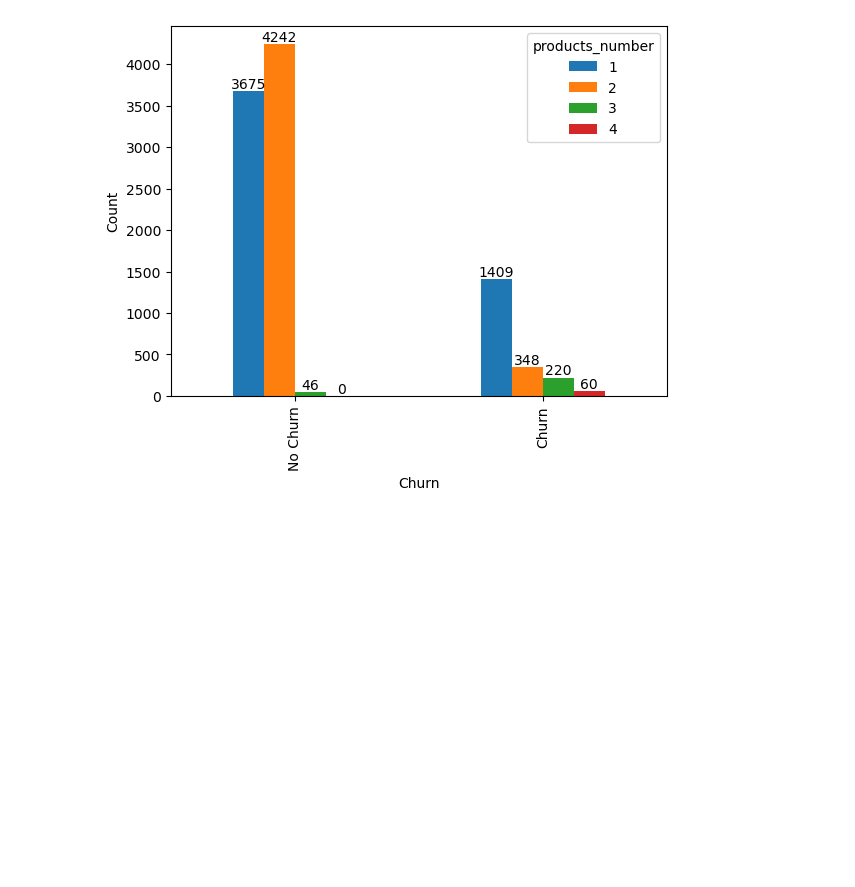
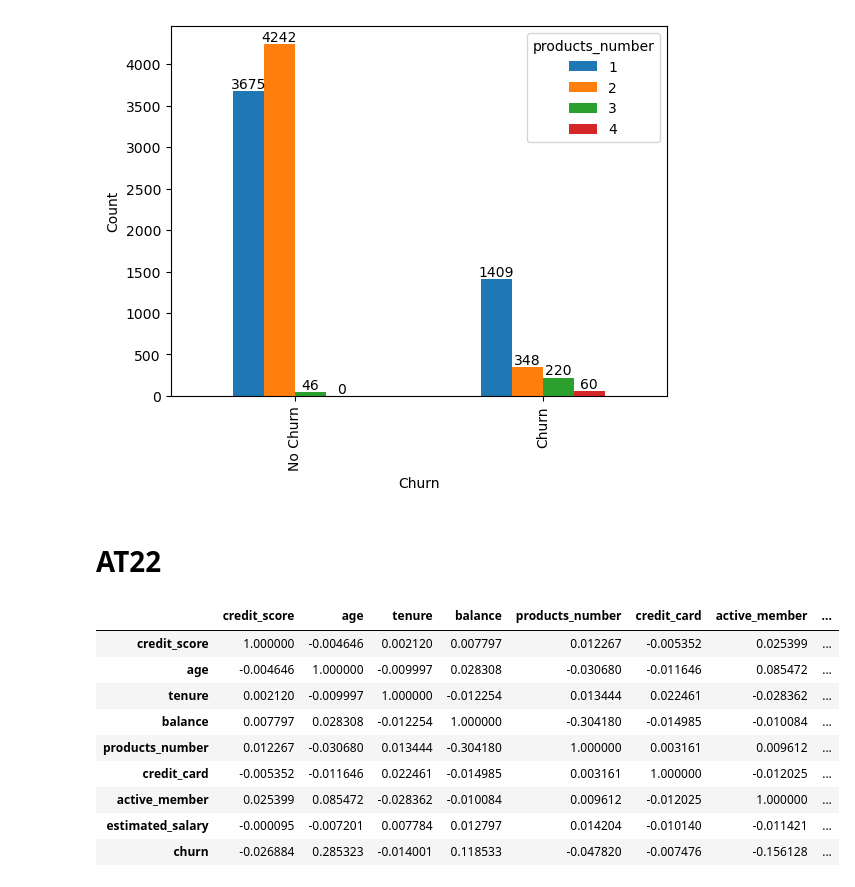
Before and after one commit to holleyj/data_attrition, a Jupyter notebook: code_sprint2.ipynb, the cells around one changed output. Drawn from its saved outputs; the diff is of its cells as text; code cells hidden in the pictures; blank space fills up the shorter version.

```diff
--- a/code_sprint2.ipynb
+++ b/code_sprint2.ipynb
@@ -43,3 +44,20 @@ for i in ax.containers:
 plt.show()
 # %% [output]
 [figure]
+# %% [markdown]
+# AT22
+# %%
+relevant_columns = (df.dtypes != object)
+df_corr = df.loc[:, relevant_columns].corr()
+df_corr
+# %% [output]
+|  | credit_score | age | tenure | balance | products_number | credit_card | active_member | ... |
+| credit_score | 1.000000 | -0.004646 | 0.002120 | 0.007797 | 0.012267 | -0.005352 | 0.025399 | ... |
+| age | -0.004646 | 1.000000 | -0.009997 | 0.028308 | -0.030680 | -0.011646 | 0.085472 | ... |
+| tenure | 0.002120 | -0.009997 | 1.000000 | -0.012254 | 0.013444 | 0.022461 | -0.028362 | ... |
+| balance | 0.007797 | 0.028308 | -0.012254 | 1.000000 | -0.304180 | -0.014985 | -0.010084 | ... |
+| products_number | 0.012267 | -0.030680 | 0.013444 | -0.304180 | 1.000000 | 0.003161 | 0.009612 | ... |
+| credit_card | -0.005352 | -0.011646 | 0.022461 | -0.014985 | 0.003161 | 1.000000 | -0.012025 | ... |
+| active_member | 0.025399 | 0.085472 | -0.028362 | -0.010084 | 0.009612 | -0.012025 | 1.000000 | ... |
+| estimated_salary | -0.000095 | -0.007201 | 0.007784 | 0.012797 | 0.014204 | -0.010140 | -0.011421 | ... |
+| churn | -0.026884 | 0.285323 | -0.014001 | 0.118533 | -0.047820 | -0.007476 | -0.156128 | ... |
```
Also changed, not shown: parts of 2 cells of this notebook.
